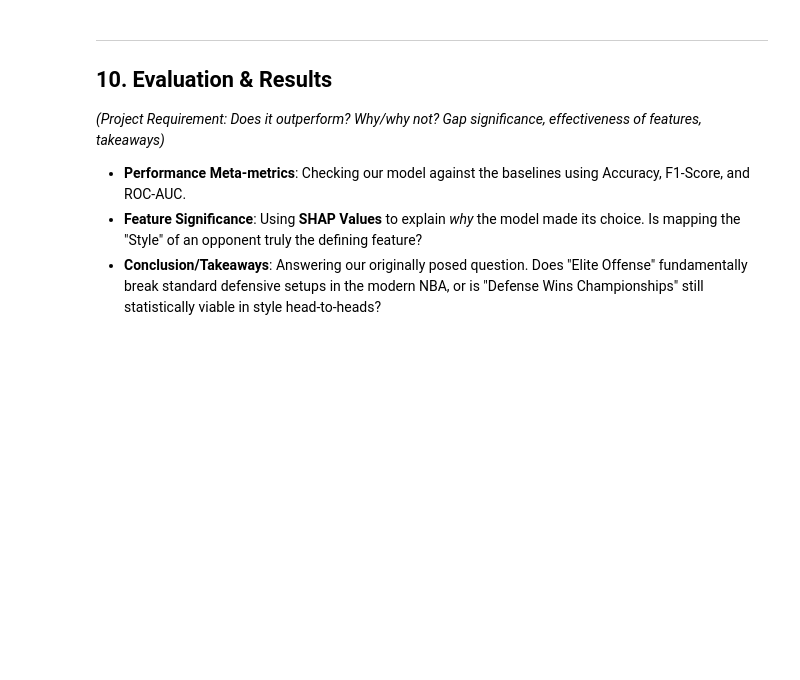
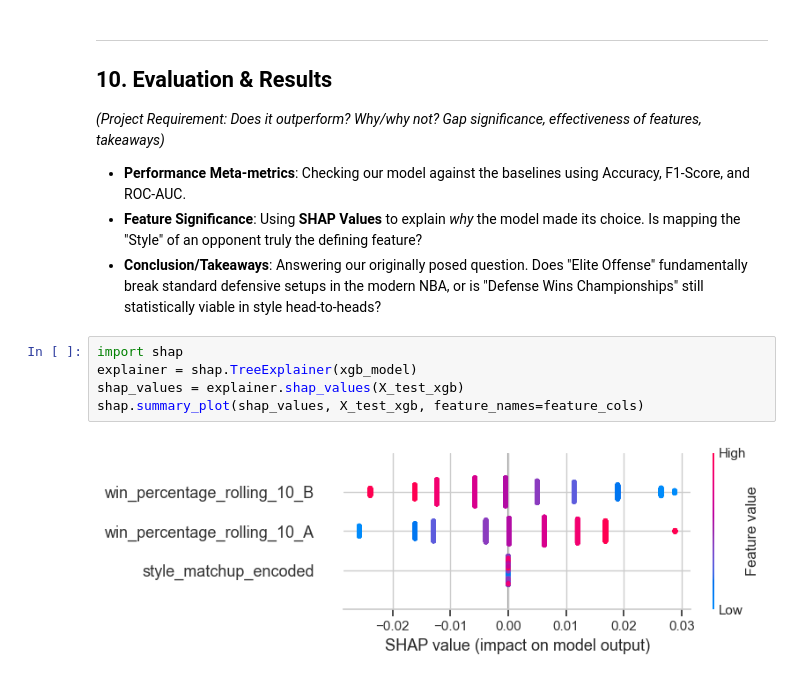
Before and after one commit to RaghavDewangan/dsc_148_final, a Jupyter notebook: NBA_Style_Matchup.ipynb, the cells around one changed output. Drawn from its saved outputs; the diff is of its cells as text; blank space fills up the shorter version.

```diff
--- a/NBA_Style_Matchup.ipynb
+++ b/NBA_Style_Matchup.ipynb
@@ -1009,3 +1085,10 @@ plt.show()
 - **Performance Meta-metrics**: Checking our model against the baselines using Accuracy, F1-Score, and ROC-AUC.
 - **Feature Significance**: Using **SHAP Values** to explain *why* the model made its choice. Is mapping the "Style" of an opponent truly the defining feature?
 - **Conclusion/Takeaways**: Answering our originally posed question. Does "Elite Offense" fundamentally break standard defensive setups in the modern NBA, or is "Defense Wins Championships" still statistically viable in style head-to-heads?
+# %%
+import shap
+explainer = shap.TreeExplainer(xgb_model)
+shap_values = explainer.shap_values(X_test_xgb)
+shap.summary_plot(shap_values, X_test_xgb, feature_names=feature_cols)
+# %% [output]
+[figure, added]
```
Also changed, not shown: parts of 16 cells of this notebook, 1 other file.
